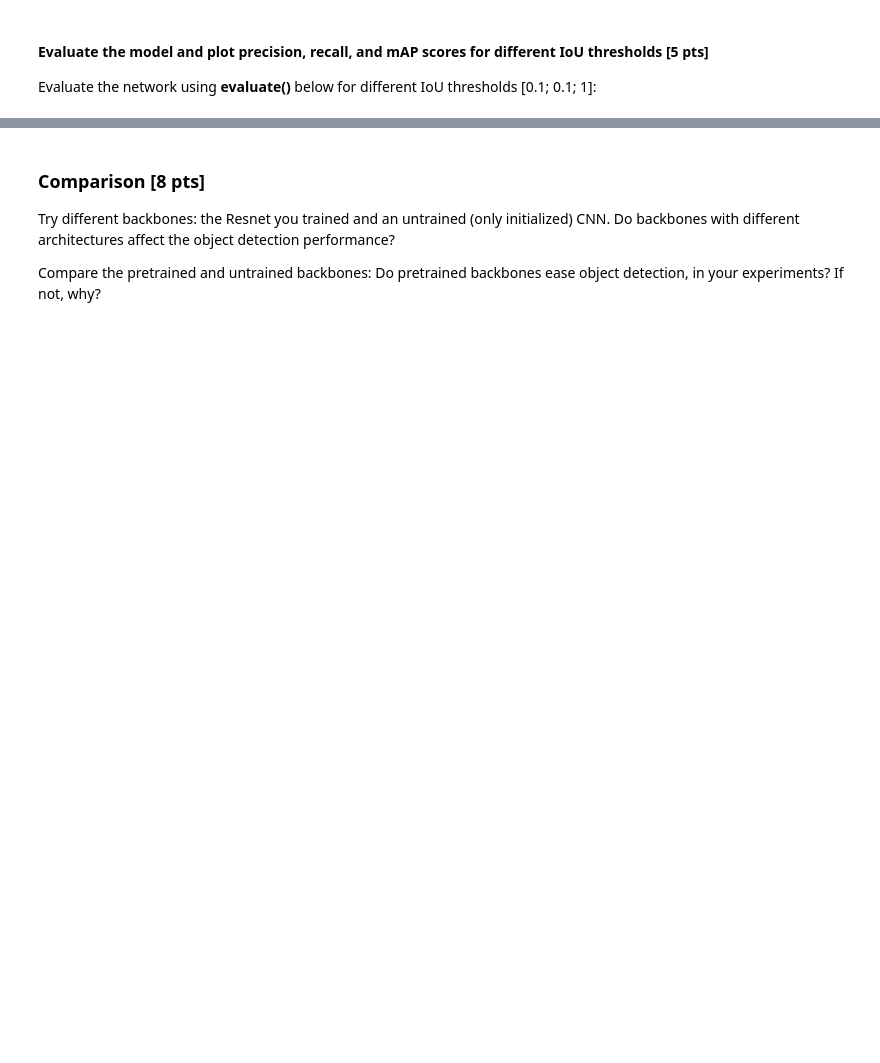
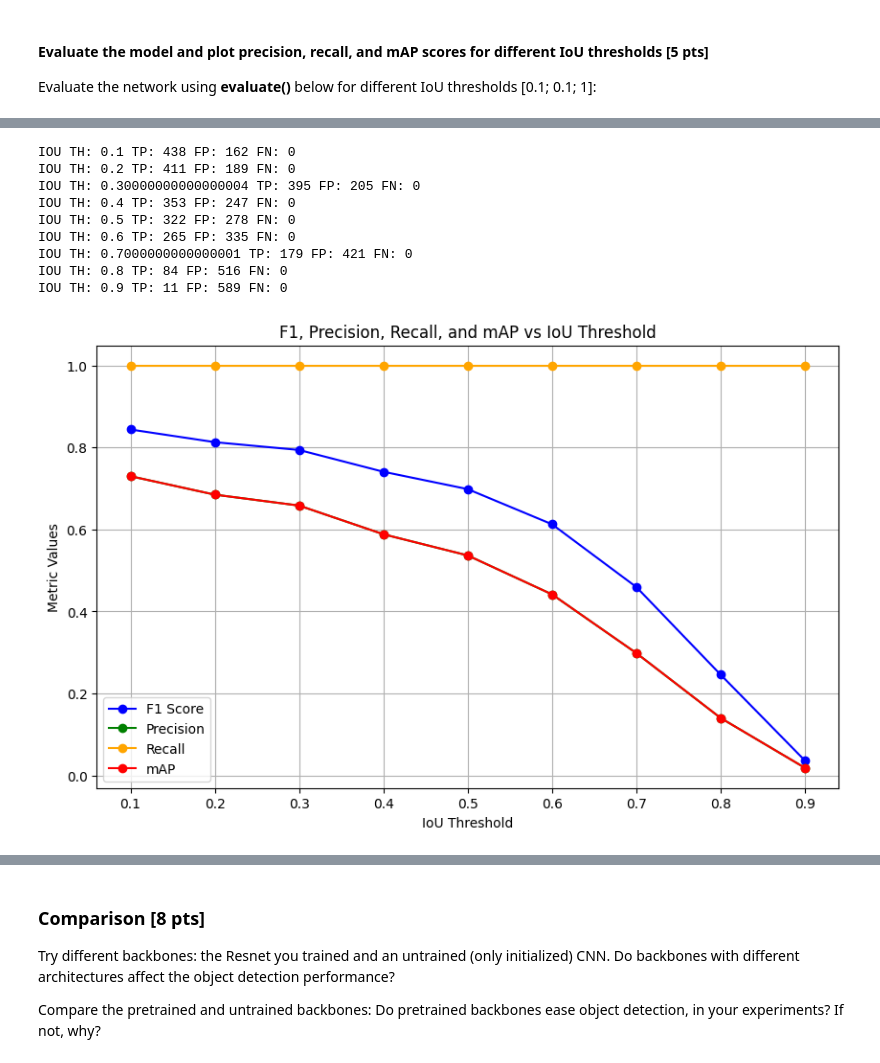
Before and after one commit to SeyyidOS/BGL561E-HW2, a Jupyter notebook: Hw2.ipynb, the cells around one changed output, grey strips where cells are left out. Saved outputs shown, nothing was run; the diff lists cells and outputs as text; code cells hidden in the pictures; blank space fills up the shorter version.

```diff
--- a/Hw2.ipynb
+++ b/Hw2.ipynb
@@ -1147,10 +1244,10 @@ import torch.nn as nn
 import torch
 
 class ObjectDetectionNetwork(nn.Module):
-    def __init__(self):
+    def __init__(self, backbone=CNN()):
         super(ObjectDetectionNetwork, self).__init__()
 
-        self.backbone = CNN()
+        self.backbone = backbone
 
         self.cls_head = nn.Linear(10, 2)  # Plate, non-plate
 
@@ -1329,0 +1600,54 @@ print(results)
+# %%
+import numpy as np
+import matplotlib.pyplot as plt
+
+def calculate_f1(precision, recall):
+    if precision + recall == 0:
+        return 0
+    return 2 * (precision * recall) / (precision + recall)
+
+def plot_metrics_curves(predictions, ground_truths):
+    iou_thresholds = np.linspace(0.1, 0.9, 9)
+    f1_scores = []
+    precisions = []
+    recalls = []
+    mAPs = []
+
+    for iou_threshold in iou_thresholds:
+        r = evaluate(predictions, ground_truths, iou_threshold=iou_threshold)
+        precision = r["Precision"]
+        recall = r["Recall"]
+        mAP = r["mAP"]
+
+        precisions.append(precision)
+        recalls.append(recall)
+        mAPs.append(mAP)
+
+        f1 = calculate_f1(precision, recall)
+        f1_scores.append(f1)
+
+    plt.figure(figsize=(10, 6))
+    plt.plot(iou_thresholds, f1_scores, marker="o", label="F1 Score", color="blue")
+    plt.plot(iou_thresholds, precisions, marker="o", label="Precision", color="green")
+    plt.plot(iou_thresholds, recalls, marker="o", label="Recall", color="orange")
+    plt.plot(iou_thresholds, mAPs, marker="o", label="mAP", color="red")
+
+    plt.xlabel("IoU Threshold")
+    plt.ylabel("Metric Values")
+    plt.title("F1, Precision, Recall, and mAP vs IoU Threshold")
+    plt.grid(True)
+    plt.legend()
+    plt.show()
+
+plot_metrics_curves(predictions, ground_truths)
+# %% [output]
+IOU TH: 0.1 TP: 438 FP: 162 FN: 0
+IOU TH: 0.2 TP: 411 FP: 189 FN: 0
+IOU TH: 0.30000000000000004 TP: 395 FP: 205 FN: 0
+IOU TH: 0.4 TP: 353 FP: 247 FN: 0
+IOU TH: 0.5 TP: 322 FP: 278 FN: 0
+IOU TH: 0.6 TP: 265 FP: 335 FN: 0
+IOU TH: 0.7000000000000001 TP: 179 FP: 421 FN: 0
+IOU TH: 0.8 TP: 84 FP: 516 FN: 0
+IOU TH: 0.9 TP: 11 FP: 589 FN: 0
+[figure, added]
```
Also changed, not shown: parts of 31 cells of this notebook.
